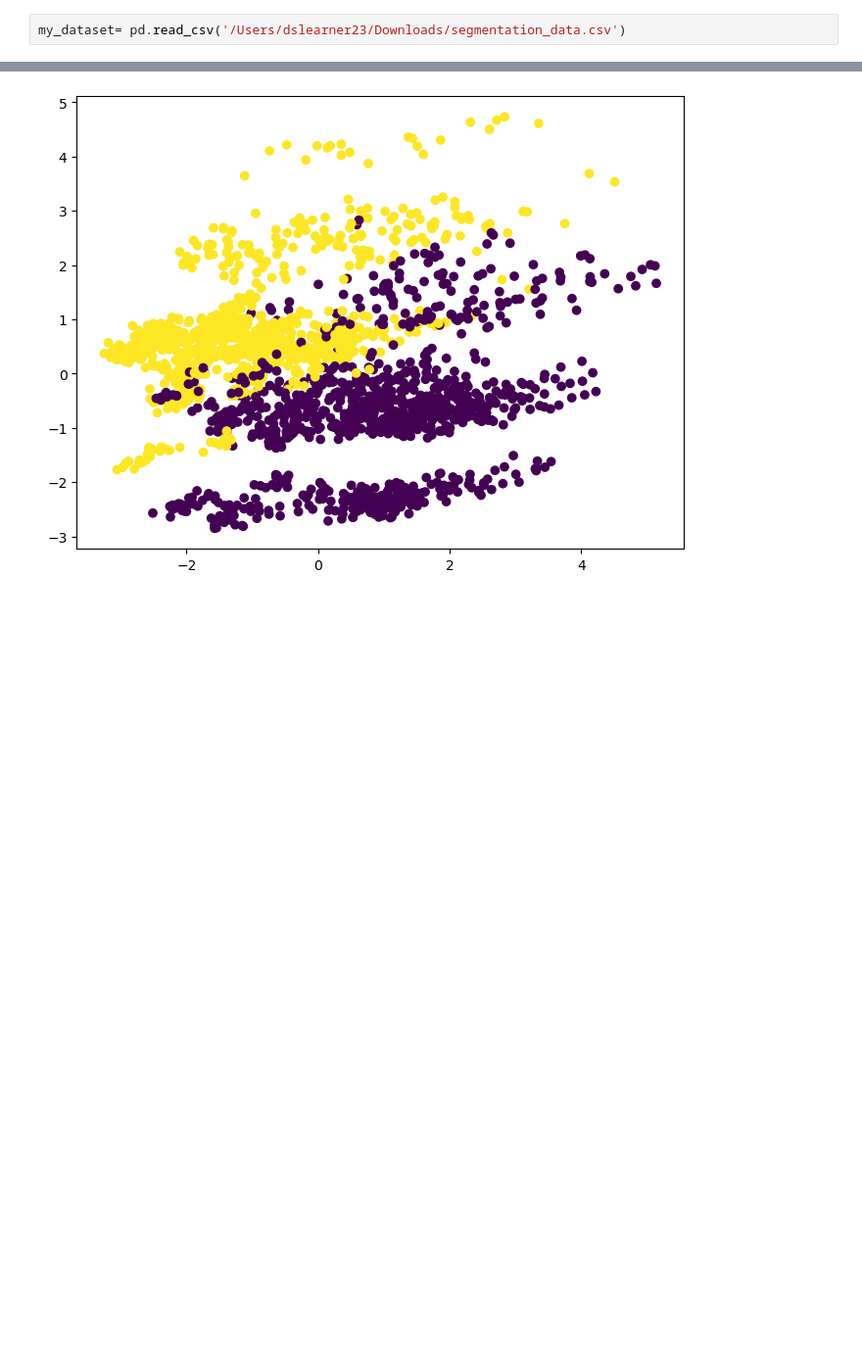
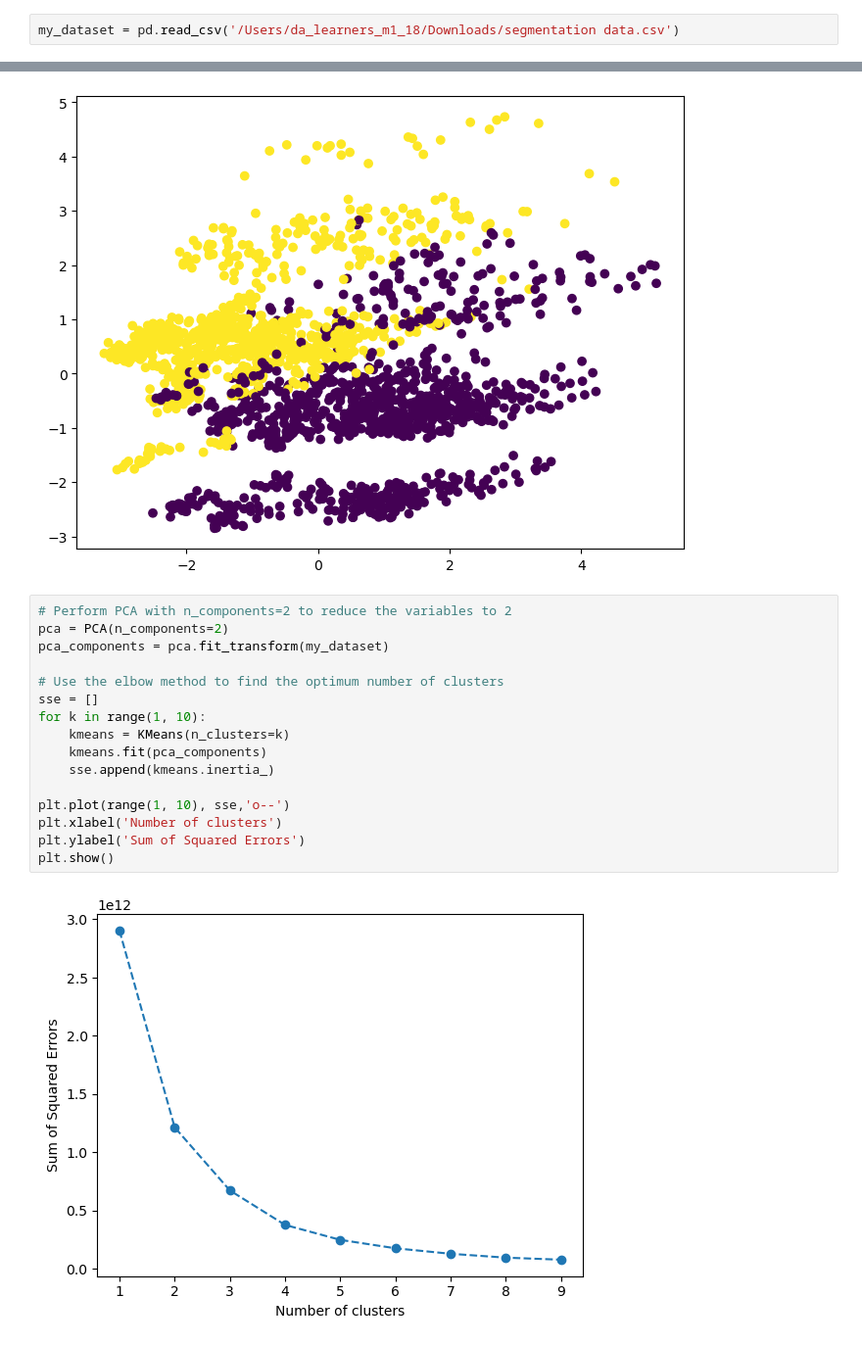
Before and after one commit to The-DigitalAcademy/Unsupervised_Learning_Project, a Jupyter notebook: Unsupervised_kmeans.ipynb, the cells around one changed output, grey strips where cells are left out. Shown at 98% size. Saved outputs shown, nothing was run; the diff lists cells and outputs as text; blank space fills up the shorter version.

Commit message:
Added the elbow method

```diff
--- a/Unsupervised_kmeans.ipynb
+++ b/Unsupervised_kmeans.ipynb
@@ -14,5 +15,5 @@ import seaborn as sns
 # %%
-my_dataset= pd.read_csv('/Users/dslearner23/Downloads/segmentation_data.csv')
+my_dataset = pd.read_csv('/Users/da_learners_m1_18/Downloads/segmentation data.csv')
 # %%
 my_dataset.head()
 # %% [output]
@@ -102,3 +98,21 @@ plt.scatter(x_pca[:,0],x_pca[:,1],c=my_dataset['Sex'])
 # %% [output]
 <matplotlib.collections.PathCollection at 0x...>
 [figure]
+# %%
+# Perform PCA with n_components=2 to reduce the variables to 2
+pca = PCA(n_components=2)
+pca_components = pca.fit_transform(my_dataset)
+
+# Use the elbow method to find the optimum number of clusters
+sse = []
+for k in range(1, 10):
+    kmeans = KMeans(n_clusters=k)
+    kmeans.fit(pca_components)
+    sse.append(kmeans.inertia_)
+
+plt.plot(range(1, 10), sse,'o--')
+plt.xlabel('Number of clusters')
+plt.ylabel('Sum of Squared Errors')
+plt.show()
+# %% [output]
+[figure, added]
```
Also changed, not shown: parts of 5 cells of this notebook.
